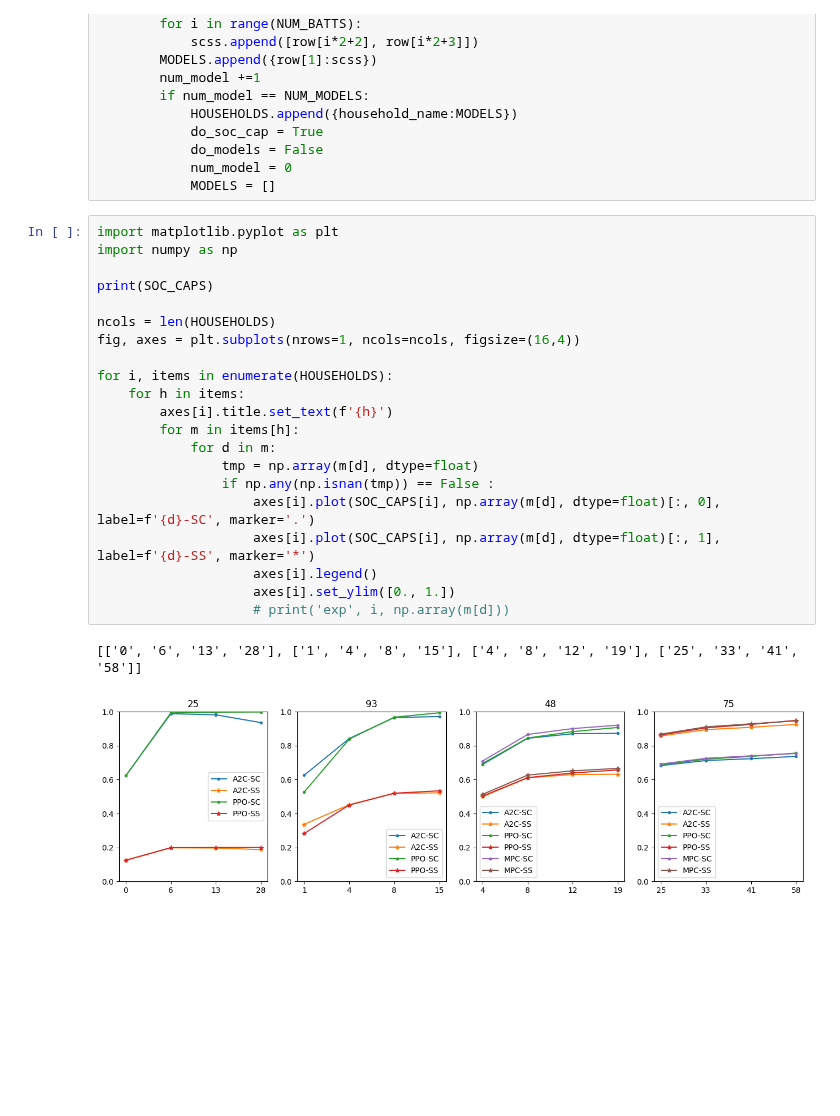
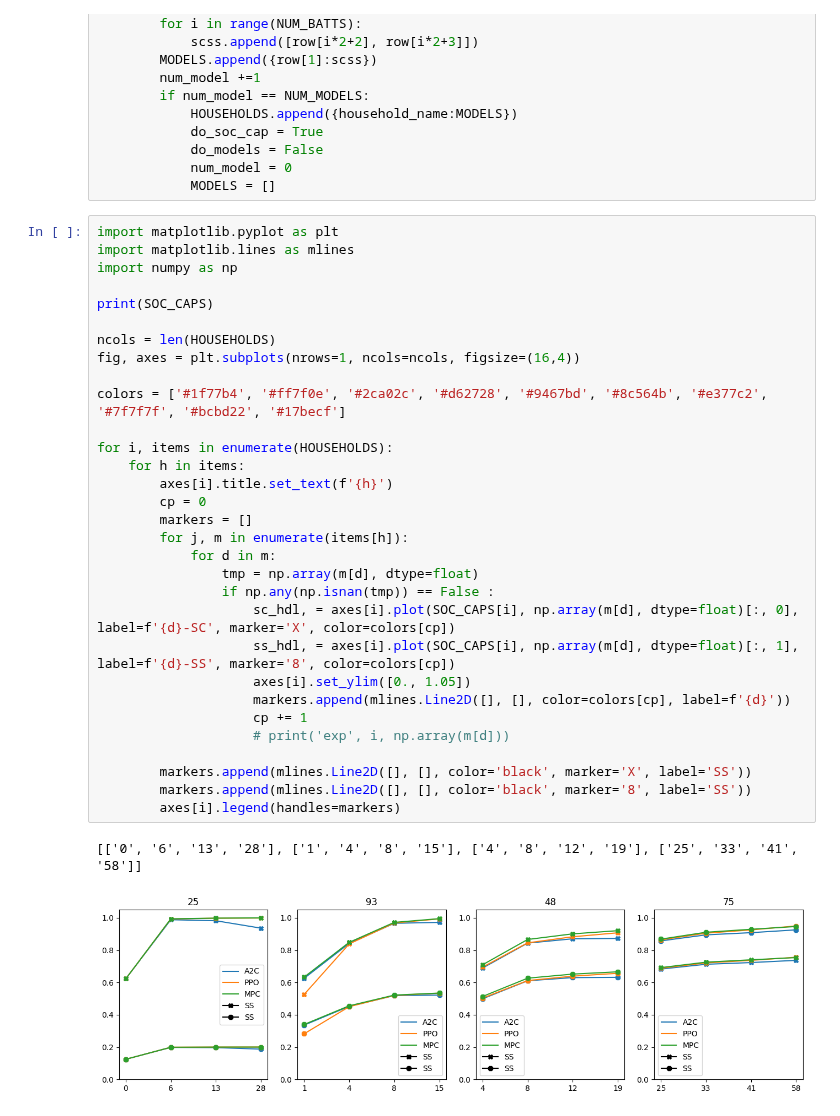
Before and after one commit to JunwookHeo/etc_project, a Jupyter notebook: rl_solutions/Visualize_result.ipynb, the cells around one changed output. Saved outputs shown, nothing was run; the diff lists cells and outputs as text; blank space fills up the shorter version.

```diff
--- a/rl_solutions/Visualize_result.ipynb
+++ b/rl_solutions/Visualize_result.ipynb
@@ -59,25 +59,35 @@ for index, row in df.iterrows():
             MODELS = []
 # %%
 import matplotlib.pyplot as plt
+import matplotlib.lines as mlines
 import numpy as np
 
 print(SOC_CAPS)
 
 ncols = len(HOUSEHOLDS)
 fig, axes = plt.subplots(nrows=1, ncols=ncols, figsize=(16,4))
 
+colors = ['#1f77b4', '#ff7f0e', '#2ca02c', '#d62728', '#9467bd', '#8c564b', '#e377c2', '#7f7f7f', '#bcbd22', '#17becf']
+
 for i, items in enumerate(HOUSEHOLDS):
     for h in items:
         axes[i].title.set_text(f'{h}')
-        for m in items[h]:
+        cp = 0
+        markers = []
+        for j, m in enumerate(items[h]):
             for d in m:
                 tmp = np.array(m[d], dtype=float)
                 if np.any(np.isnan(tmp)) == False :
-                    axes[i].plot(SOC_CAPS[i], np.array(m[d], dtype=float)[:, 0], label=f'{d}-SC', marker='.')
-                    axes[i].plot(SOC_CAPS[i], np.array(m[d], dtype=float)[:, 1], label=f'{d}-SS', marker='*')
-                    axes[i].legend()
-                    axes[i].set_ylim([0., 1.])
+                    sc_hdl, = axes[i].plot(SOC_CAPS[i], np.array(m[d], dtype=float)[:, 0], label=f'{d}-SC', marker='X', color=colors[cp])
+                    ss_hdl, = axes[i].plot(SOC_CAPS[i], np.array(m[d], dtype=float)[:, 1], label=f'{d}-SS', marker='8', color=colors[cp])
+                    axes[i].set_ylim([0., 1.05])
+                    markers.append(mlines.Line2D([], [], color=colors[cp], label=f'{d}'))
+                    cp += 1
                     # print('exp', i, np.array(m[d]))
+
+        markers.append(mlines.Line2D([], [], color='black', marker='X', label='SS'))
+        markers.append(mlines.Line2D([], [], color='black', marker='8', label='SS'))
+        axes[i].legend(handles=markers)
 # %% [output]
 [['0', '6', '13', '28'], ['1', '4', '8', '15'], ['4', '8', '12', '19'], ['25', '33', '41', '58']]
-[figure, old version]
+[figure, new version]
```
Also changed, not shown: parts of 1 cell of this notebook, 1 other file.
